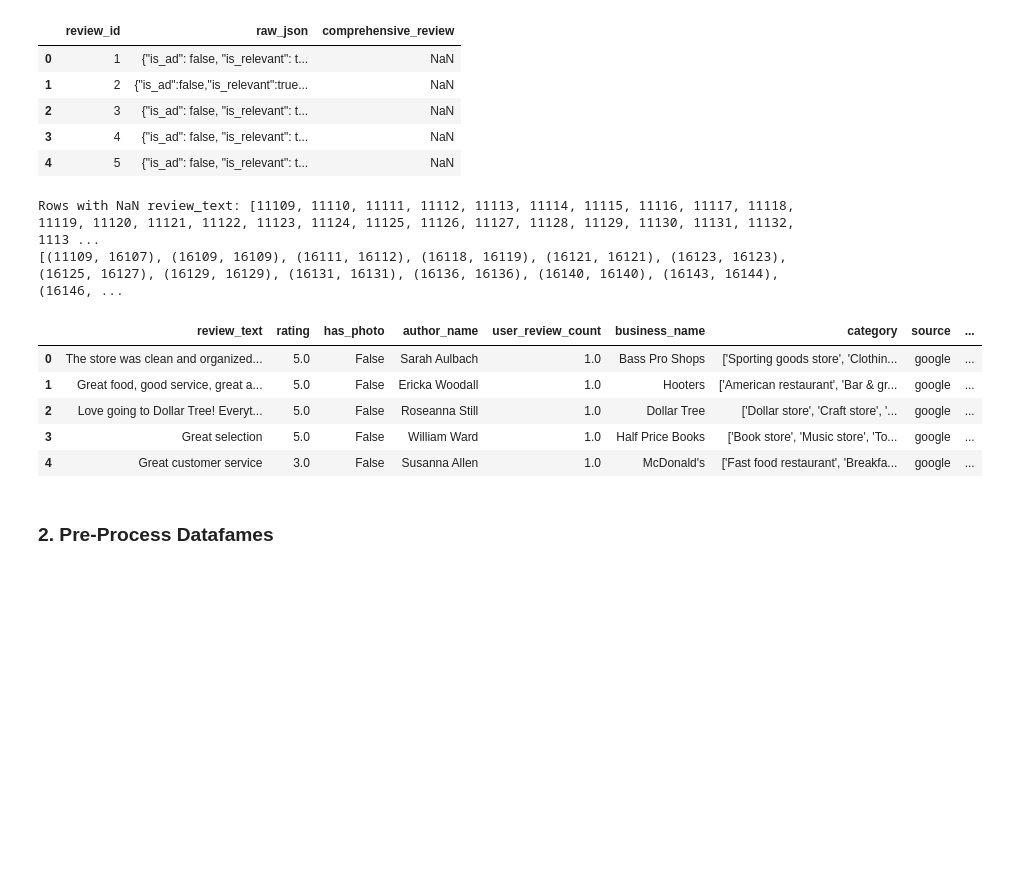
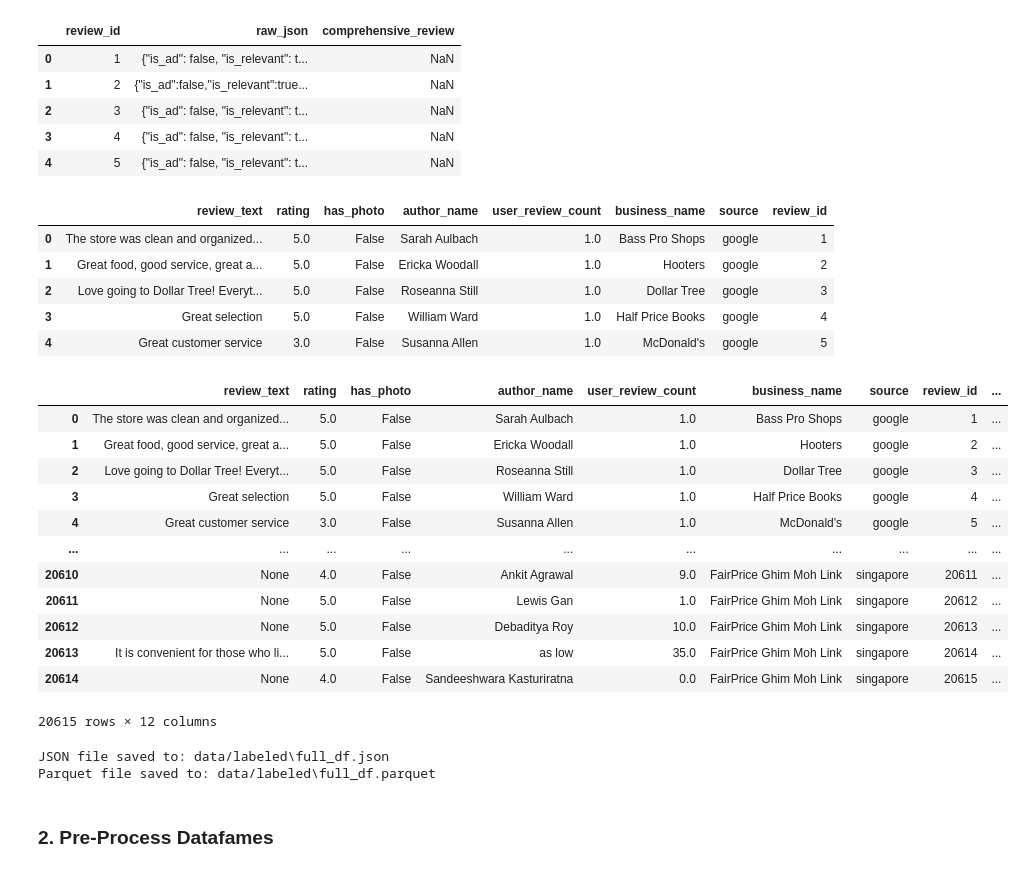
Before and after one commit to yuenning/3pandas, a Jupyter notebook: 04_model_training_and_inference.ipynb, the cells around one changed output. Drawn from its saved outputs; the diff is of its cells as text; code cells hidden in the pictures; blank space fills up the shorter version.

```diff
--- a/04_model_training_and_inference.ipynb
+++ b/04_model_training_and_inference.ipynb
@@ -105,38 +105,47 @@ if os.path.exists(file_path):
 else:
     print(f"Warning: {file_path} does not exist!")
 
-# reviews_df.head()
+reviews_df["review_id"] = reviews_df.index + 1
 
-nan_rows = reviews_df[pd.isna(reviews_df['review_text'])]
-original_indices = nan_rows.index.tolist()
-print("Rows with NaN review_text:", original_indices)
-nan_rows
-
-ranges = []
-start = prev = original_indices[0]
-
-for n in original_indices[1:]:
-    if n == prev + 1:
-        prev = n
-    else:
-        ranges.append((start, prev))
-        start = prev = n
-ranges.append((start, prev))
-
-print(ranges)
+reviews_df.head()
 # %% [output]
-Rows with NaN review_text: [11109, 11110, 11111, 11112, 11113, 11114, 11115, 11116, 11117, 11118, 11119, 11120, 11121, 11122, 11123, 11124, 11125, 11126, 11127, 11128, 11129, 11130, 11131, 11132, 1113 ...
-[(11109, 16107), (16109, 16109), (16111, 16112), (16118, 16119), (16121, 16121), (16123, 16123), (16125, 16127), (16129, 16129), (16131, 16131), (16136, 16136), (16140, 16140), (16143, 16144), (16146, ...
+|  | review_text | rating | has_photo | author_name | user_review_count | business_name | source | review_id |
+| 0 | The store was clean and organized... | 5.0 | False | Sarah Aulbach | 1.0 | Bass Pro Shops | google | 1 |
+| 1 | Great food, good service, great a... | 5.0 | False | Ericka Woodall | 1.0 | Hooters | google | 2 |
+| 2 | Love going to Dollar Tree! Everyt... | 5.0 | False | Roseanna Still | 1.0 | Dollar Tree | google | 3 |
+| 3 | Great selection | 5.0 | False | William Ward | 1.0 | Half Price Books | google | 4 |
+| 4 | Great customer service | 3.0 | False | Susanna Allen | 1.0 | McDonald's | google | 5 |
 # %%
 labels_df = combined_df
 parsed_labels = labels_df['raw_json'].apply(json.loads).apply(pd.Series)
-full_df = pd.concat([reviews_df.reset_index(drop=True), parsed_labels.reset_index(drop=True)], axis=1)
+labels_df = pd.concat([labels_df[['review_id']], parsed_labels], axis=1)
+full_df = reviews_df.merge(labels_df, on='review_id', how='left')
 
-full_df.head()
+full_df
 # %% [output]
-|  | review_text | rating | has_photo | author_name | user_review_count | business_name | category | source | ... |
-| 0 | The store was clean and organized... | 5.0 | False | Sarah Aulbach | 1.0 | Bass Pro Shops | ['Sporting goods store', 'Clothin... | google | ... |
-| 1 | Great food, good service, great a... | 5.0 | False | Ericka Woodall | 1.0 | Hooters | ['American restaurant', 'Bar & gr... | google | ... |
-| 2 | Love going to Dollar Tree! Everyt... | 5.0 | False | Roseanna Still | 1.0 | Dollar Tree | ['Dollar store', 'Craft store', '... | google | ... |
-| 3 | Great selection | 5.0 | False | William Ward | 1.0 | Half Price Books | ['Book store', 'Music store', 'To... | google | ... |
-| 4 | Great customer service | 3.0 | False | Susanna Allen | 1.0 | McDonald's | ['Fast food restaurant', 'Breakfa... | google | ... |
+|  | review_text | rating | has_photo | author_name | user_review_count | business_name | source | review_id | ... |
+| 0 | The store was clean and organized... | 5.0 | False | Sarah Aulbach | 1.0 | Bass Pro Shops | google | 1 | ... |
+| 1 | Great food, good service, great a... | 5.0 | False | Ericka Woodall | 1.0 | Hooters | google | 2 | ... |
+| 2 | Love going to Dollar Tree! Everyt... | 5.0 | False | Roseanna Still | 1.0 | Dollar Tree | google | 3 | ... |
+| 3 | Great selection | 5.0 | False | William Ward | 1.0 | Half Price Books | google | 4 | ... |
+| 4 | Great customer service | 3.0 | False | Susanna Allen | 1.0 | McDonald's | google | 5 | ... |
+| ... | ... | ... | ... | ... | ... | ... | ... | ... | ... |
+| 20610 | None | 4.0 | False | Ankit Agrawal | 9.0 | FairPrice Ghim Moh Link | singapore | 20611 | ... |
+| 20611 | None | 5.0 | False | Lewis Gan | 1.0 | FairPrice Ghim Moh Link | singapore | 20612 | ... |
+| 20612 | None | 5.0 | False | Debaditya Roy | 10.0 | FairPrice Ghim Moh Link | singapore | 20613 | ... |
+| 20613 | It is convenient for those who li... | 5.0 | False | as low | 35.0 | FairPrice Ghim Moh Link | singapore | 20614 | ... |
+| 20614 | None | 4.0 | False | Sandeeshwara Kasturiratna | 0.0 | FairPrice Ghim Moh Link | singapore | 20615 | ... |
+20615 rows × 12 columns
+# %%
+# Save as JSON
+output_json_path = os.path.join(labeled_input_folder, "full_df.json")
+full_df.to_json(output_json_path, orient="records", lines=True, force_ascii=False)
+print(f"JSON file saved to: {output_json_path}")
+
+# Save as Parquet
+output_parquet_path = os.path.join(labeled_input_folder, "full_df.parquet")
+full_df.to_parquet(output_parquet_path, index=False)
+print(f"Parquet file saved to: {output_parquet_path}")
+# %% [output]
+JSON file saved to: data/labeled\full_df.json
+Parquet file saved to: data/labeled\full_df.parquet
```
Also changed, not shown: parts of 1 cell of this notebook, 1 other file.
